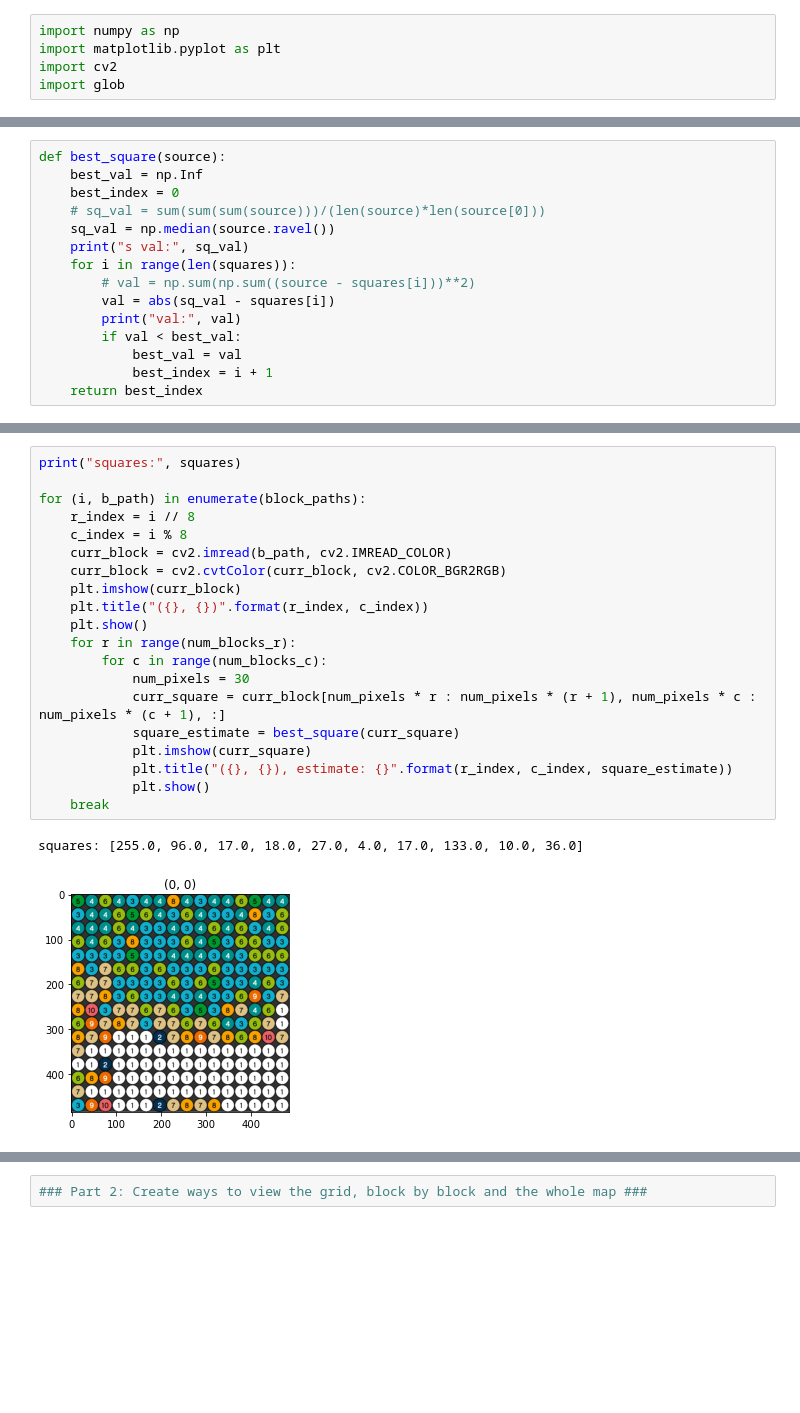
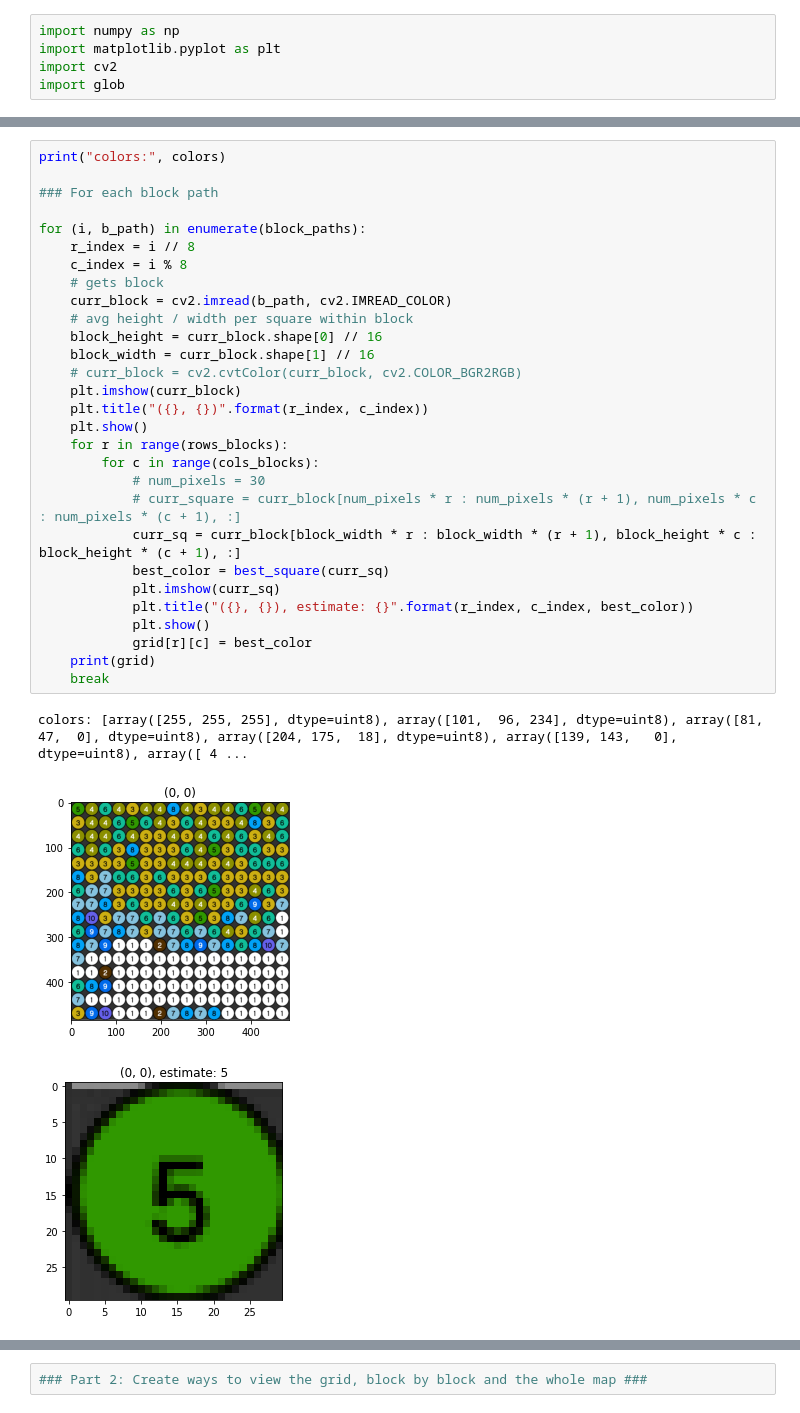
Before and after one commit to the-coding-couple/LegoWorldMap, a Jupyter notebook: main.ipynb, the cells around one changed output, grey strips where cells are left out. Drawn from its saved outputs; the diff is of its cells as text; blank space fills up the shorter version.

Commit message:
best square recognition working, about to create obj oriented structure

```diff
--- a/main.ipynb
+++ b/main.ipynb
@@ -30,15 +66,0 @@ for sq_path in square_paths:
-# %%
-def best_square(source):
-    best_val = np.Inf
-    best_index = 0
-    # sq_val = sum(sum(sum(source)))/(len(source)*len(source[0]))
-    sq_val = np.median(source.ravel())
-    print("s val:", sq_val)
-    for i in range(len(squares)):
-        # val = np.sum(np.sum((source - squares[i]))**2)
-        val = abs(sq_val - squares[i])
-        print("val:", val)
-        if val < best_val:
-            best_val = val
-            best_index = i + 1
-    return best_index
@@ -45,23 +90,33 @@ def best_square(source):
 # %%
-print("squares:", squares)
+print("colors:", colors)
+
+### For each block path
 
 for (i, b_path) in enumerate(block_paths):
     r_index = i // 8
     c_index = i % 8
+    # gets block
     curr_block = cv2.imread(b_path, cv2.IMREAD_COLOR)
-    curr_block = cv2.cvtColor(curr_block, cv2.COLOR_BGR2RGB)
+    # avg height / width per square within block
+    block_height = curr_block.shape[0] // 16
+    block_width = curr_block.shape[1] // 16
+    # curr_block = cv2.cvtColor(curr_block, cv2.COLOR_BGR2RGB)
     plt.imshow(curr_block)
     plt.title("({}, {})".format(r_index, c_index))
     plt.show()
-    for r in range(num_blocks_r):
-        for c in range(num_blocks_c):
-            num_pixels = 30
-            curr_square = curr_block[num_pixels * r : num_pixels * (r + 1), num_pixels * c : num_pixels * (c + 1), :]
-            square_estimate = best_square(curr_square)
-            plt.imshow(curr_square)
-            plt.title("({}, {}), estimate: {}".format(r_index, c_index, square_estimate))
+    for r in range(rows_blocks):
+        for c in range(cols_blocks):
+            # num_pixels = 30
+            # curr_square = curr_block[num_pixels * r : num_pixels * (r + 1), num_pixels * c : num_pixels * (c + 1), :]
+            curr_sq = curr_block[block_width * r : block_width * (r + 1), block_height * c : block_height * (c + 1), :]
+            best_color = best_square(curr_sq)
+            plt.imshow(curr_sq)
+            plt.title("({}, {}), estimate: {}".format(r_index, c_index, best_color))
             plt.show()
+            grid[r][c] = best_color
+    print(grid)
     break
 # %% [output]
-squares: [255.0, 96.0, 17.0, 18.0, 27.0, 4.0, 17.0, 133.0, 10.0, 36.0]
+colors: [array([255, 255, 255], dtype=uint8), array([101,  96, 234], dtype=uint8), array([81, 47,  0], dtype=uint8), array([204, 175,  18], dtype=uint8), array([139, 143,   0], dtype=uint8), array([ 4 ...
-[figure, old version]
+[figure, new version]
+[figure, new version]
```
Also changed, not shown: parts of 5 cells of this notebook.
